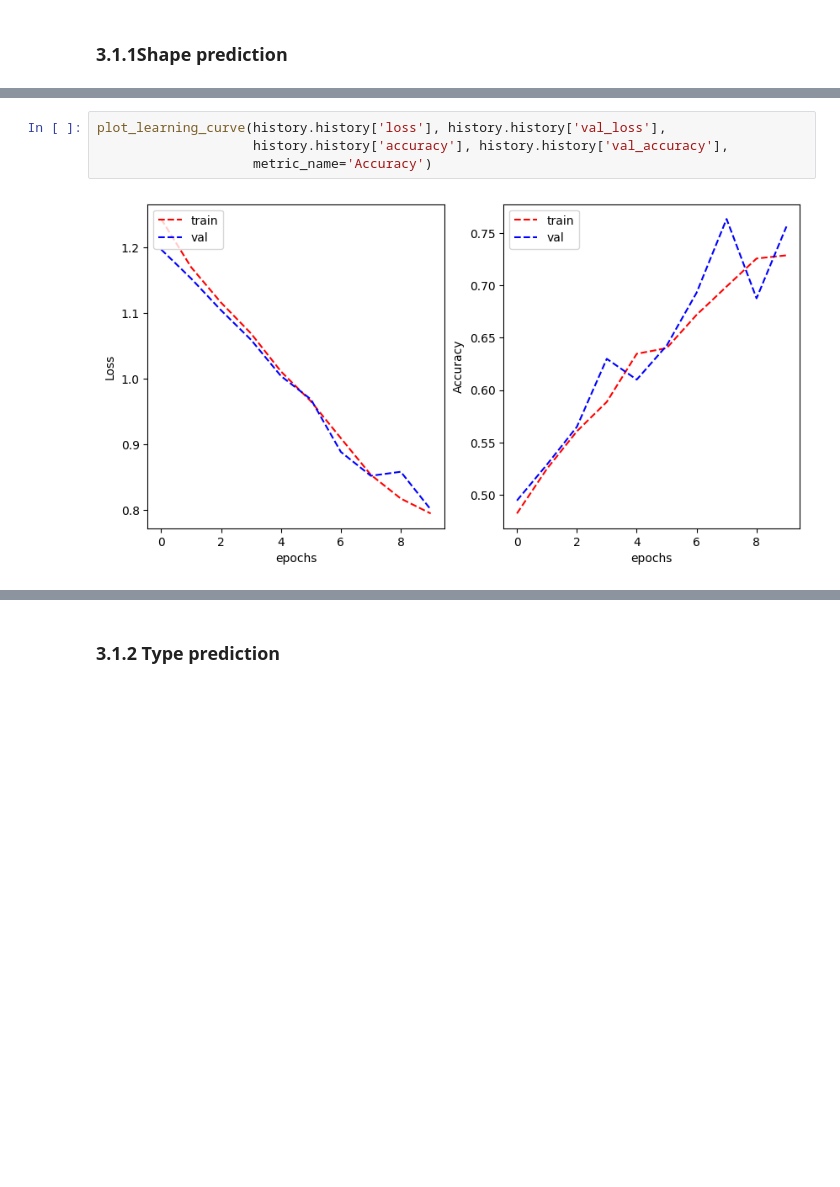
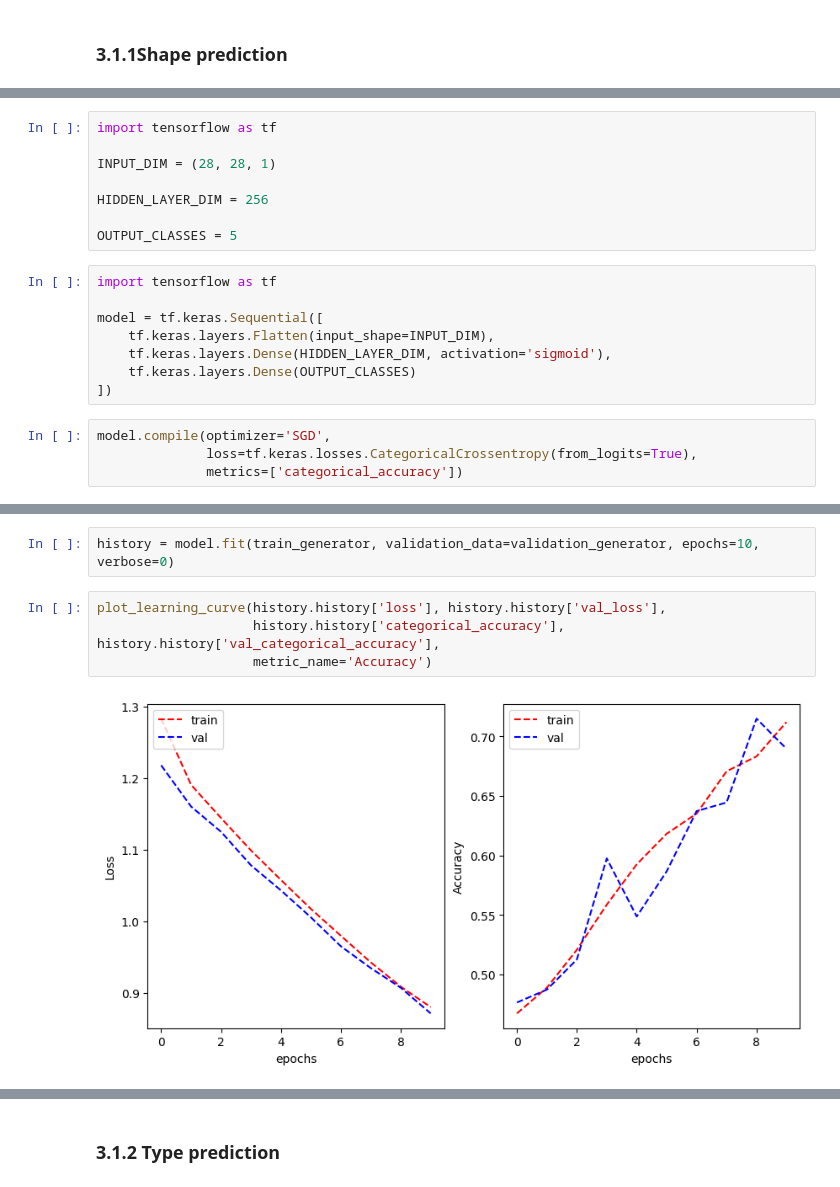
Before and after one commit to afrahhassan/afrahhassan, a Jupyter notebook: assignment2.ipynb, the cells around one changed output, grey strips where cells are left out. Drawn from its saved outputs; the diff is of its cells as text; blank space fills up the shorter version.

```diff
--- a/assignment2.ipynb
+++ b/assignment2.ipynb
@@ -824,0 +641,20 @@ plt.show()
+# %%
+import tensorflow as tf
+
+INPUT_DIM = (28, 28, 1)
+
+HIDDEN_LAYER_DIM = 256
+
+OUTPUT_CLASSES = 5
+# %%
+import tensorflow as tf
+
+model = tf.keras.Sequential([
+    tf.keras.layers.Flatten(input_shape=INPUT_DIM),
+    tf.keras.layers.Dense(HIDDEN_LAYER_DIM, activation='sigmoid'),
+    tf.keras.layers.Dense(OUTPUT_CLASSES)
+])
+# %%
+model.compile(optimizer='SGD',
+              loss=tf.keras.losses.CategoricalCrossentropy(from_logits=True),
+              metrics=['categorical_accuracy'])
@@ -825,6 +731,8 @@ plt.show()
+# %%
+history = model.fit(train_generator, validation_data=validation_generator, epochs=10, verbose=0)
 # %%
 plot_learning_curve(history.history['loss'], history.history['val_loss'],
-                    history.history['accuracy'], history.history['val_accuracy'],
+                    history.history['categorical_accuracy'], history.history['val_categorical_accuracy'],
                     metric_name='Accuracy')
 # %% [output]
-[figure, old version]
+[figure, new version]
```
Also changed, not shown: parts of 31 cells of this notebook.
